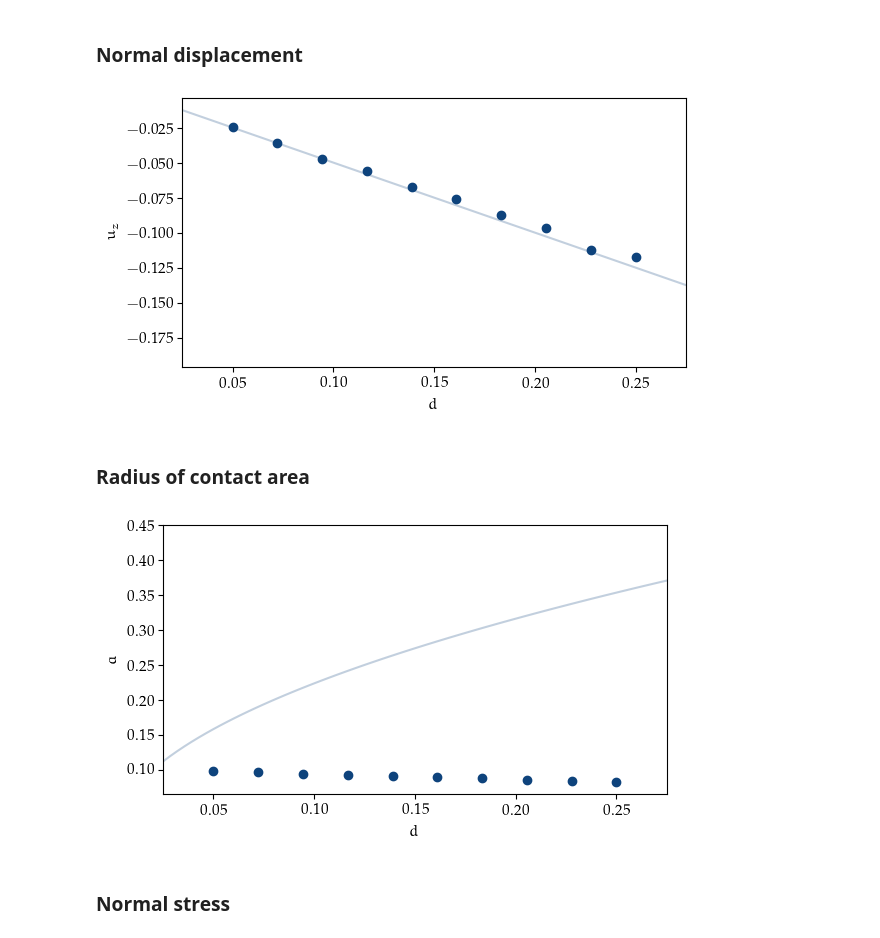
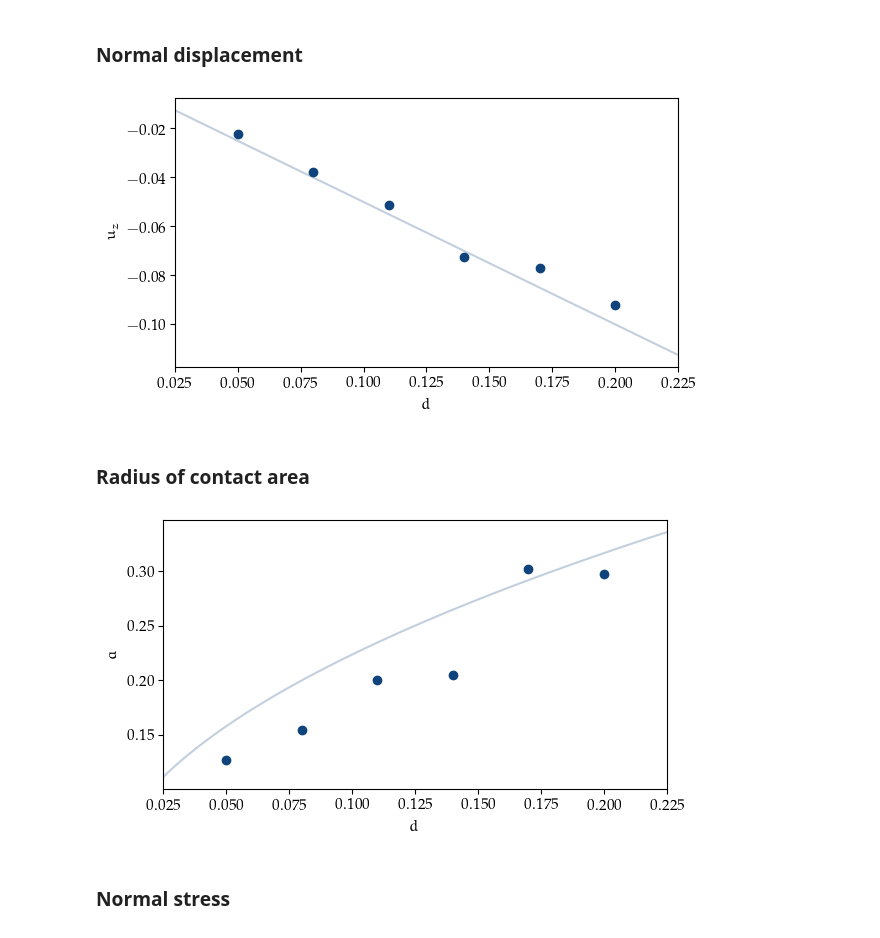
Before and after one commit to FMatti/Internodes-CM, a Jupyter notebook: plots.ipynb, the cells around one changed output. Cells and saved outputs as stored; diff of their text form; code cells hidden in the pictures.

```diff
--- a/plots.ipynb
+++ b/plots.ipynb
@@ -150,7 +148,7 @@ model.applyBC(aka.FixedValue(0., aka._z), 'secondary_fixed')
 
 # Get positions of all nodes, surface connectivity and candidate nodes
 nodal_positions = mesh.getNodes()
-surface_connectivity = mesh.getConnectivity(aka._segment_2)
+surface_connectivity = mesh.getConnectivity(aka._triangle_3)
 nodes_candidate_primary = mesh.getElementGroup('primary_candidates').getNodeGroup().getNodes().ravel()
 nodes_candidate_secondary = mesh.getElementGroup('secondary_candidates').getNodeGroup().getNodes().ravel()
 external_force = model.getExternalForce()
@@ -187,12 +185,9 @@ for i in range(max_iter):
 
 assert i+1 < max_iter
 
-normals_primary = compute_normals(nodal_positions + displacements, internodes_model.nodes_interface_primary, surface_connectivity, 2)
-normals_secondary = compute_normals(nodal_positions + displacements, internodes_model.nodes_interface_secondary, surface_connectivity, 2)
+normals_primary = compute_normals(nodal_positions + displacements, internodes_model.nodes_interface_primary, surface_connectivity, 3)
+normals_secondary = compute_normals(nodal_positions + displacements, internodes_model.nodes_interface_secondary, surface_connectivity, 3)
 
 normal_stress = (lambdas*normals_primary).sum(1)
 lambdas_secondary = -internodes_model.R21 * lambdas
 normal_stress_secondary = (lambdas_secondary*normals_secondary).sum(1)
-
-plt.plot(internodes_model.nodal_positions[internodes_model.nodes_interface_primary, 0], normal_stress)
-plt.plot(internodes_model.nodal_positions[internodes_model.nodes_interface_secondary, 0], normal_stress_secondary)
@@ -200,7 +207,7 @@ plt.plot(internodes_model.nodal_positions[internodes_model.nodes_interface_secon
 ## 2D circle
 # %%
 # Set up contact problem
-mesh_file = 'mesh/contact2d_circle_example.msh'
+mesh_file = 'mesh/contact2d_plane_circle.msh'
 material_file = 'material/material.dat'
 spatial_dimension = 2
 aka.parseInput(material_file)
@@ -215,7 +222,6 @@ model.initFull(_analysis_method=aka._implicit_dynamic)
 model.applyBC(aka.FixedValue(0., aka._x), 'primary_fixed')
 model.applyBC(aka.FixedValue(0., aka._y), 'primary_fixed')
 model.applyBC(aka.FixedValue(0., aka._x), 'secondary_fixed')
-model.applyBC(aka.FixedValue(0., aka._y), 'secondary_fixed')
 
 # Get positions of all nodes, surface connectivity and candidate nodes
 nodal_positions = mesh.getNodes()
@@ -226,27 +232,27 @@ external_force = model.getExternalForce()
 nodal_displacements = model.getDisplacement()
 nodes_blocked = model.getBlockedDOFs()
 
-# Run internodes algorithm
+model.assembleMass()
+M = aka.AkantuSparseMatrix(model.getDOFManager().getMatrix('M')).toarray()
+
+model.assembleStiffnessMatrix()
+K = aka.AkantuSparseMatrix(model.getDOFManager().getMatrix('K')).toarray()
+
+E = model.getMaterial(0).getReal("E")
+nu = model.getMaterial(0).getReal("nu")
+
 d0 = 0.05
 R = 0.5
 
-d_list = np.linspace(0.05, 0.25, 10)
+# Run internodes algorithm
+d_list = np.linspace(0.05, 0.2, 6)
 a_list = np.empty_like(d_list)
 u_list = np.empty_like(d_list)
 
 for j, d in enumerate(d_list):
 
     model.applyBC(aka.FixedValue(-d+d0, aka._y), 'secondary_fixed')
-    internodes_model.nodal_displacements = model.getDisplacement()
-
-    model.assembleMass()
-    M = aka.AkantuSparseMatrix(model.getDOFManager().getMatrix('M')).toarray()
-
-    model.assembleStiffnessMatrix()
-    K = aka.AkantuSparseMatrix(model.getDOFManager().getMatrix('K')).toarray()
-
-    E = model.getMaterial(0).getReal("E")
-    nu = model.getMaterial(0).getReal("nu")
+    nodal_displacements = model.getDisplacement()
 
     internodes_model = ContactMechanicsInternodes(spatial_dimension, nodal_positions, nodal_displacements, surface_connectivity, nodes_candidate_primary, nodes_candidate_secondary, nodes_blocked, external_force, M, K, E)
 
@@ -281,27 +287,27 @@ plt.figure(figsize=(6.5, 3.5))
 plt.ylabel(r'$u_z$')
 plt.xlabel(r'$d$')
 plt.scatter(d_list, u_list, color='#0e437c')
-d_list_refined = np.linspace(0.025, 0.375, 100)
-plt.xlim([0.025, 0.275])
+d_list_refined = np.linspace(0.025, 0.225, 100)
+plt.xlim([0.025, 0.225])
 plt.plot(d_list_refined, get_theoretical_normal_displacement(R, d_list_refined, E, nu), color='#0e437c', alpha=0.25)
 plt.savefig('report/plots/normal_displacement_2d.pgf', bbox_inches='tight')
 plt.show()
 # %% [output]
-[figure, old version]
+[figure, new version]
 # %% [markdown]
 ### Radius of contact area
 # %%
 plt.figure(figsize=(6.5, 3.5))
 plt.ylabel(r'$a$')
 plt.xlabel(r'$d$')
 plt.scatter(d_list, a_list, color='#0e437c')
-d_list_refined = np.linspace(0.025, 0.375, 100)
-plt.xlim([0.025, 0.275])
+d_list_refined = np.linspace(0.025, 0.225, 100)
+plt.xlim([0.025, 0.225])
 plt.plot(d_list_refined, get_theoretical_contact_radius(R, d_list_refined), color='#0e437c', alpha=0.25)
 plt.savefig('report/plots/contact_radius_2d.pgf', bbox_inches='tight')
 plt.show()
 # %% [output]
-[figure, old version]
+[figure, new version]
 # %% [markdown]
 ### Normal stress
 # %%
```
Also changed, not shown: parts of 5 cells of this notebook, 5 other files.
